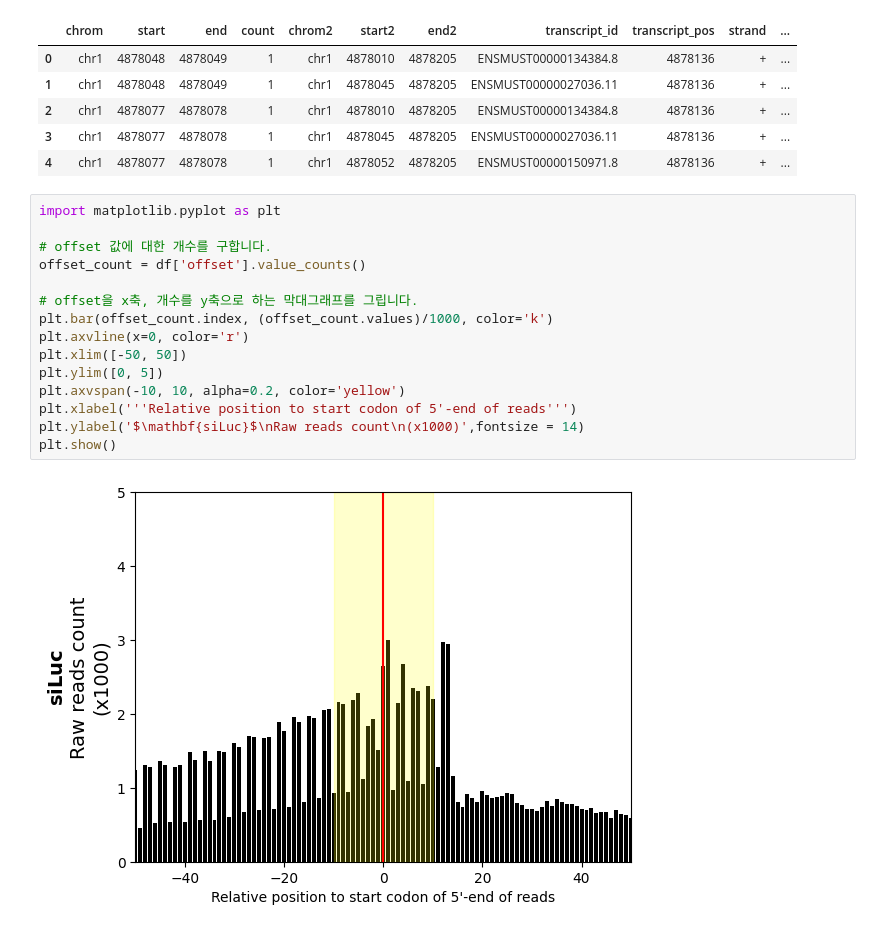
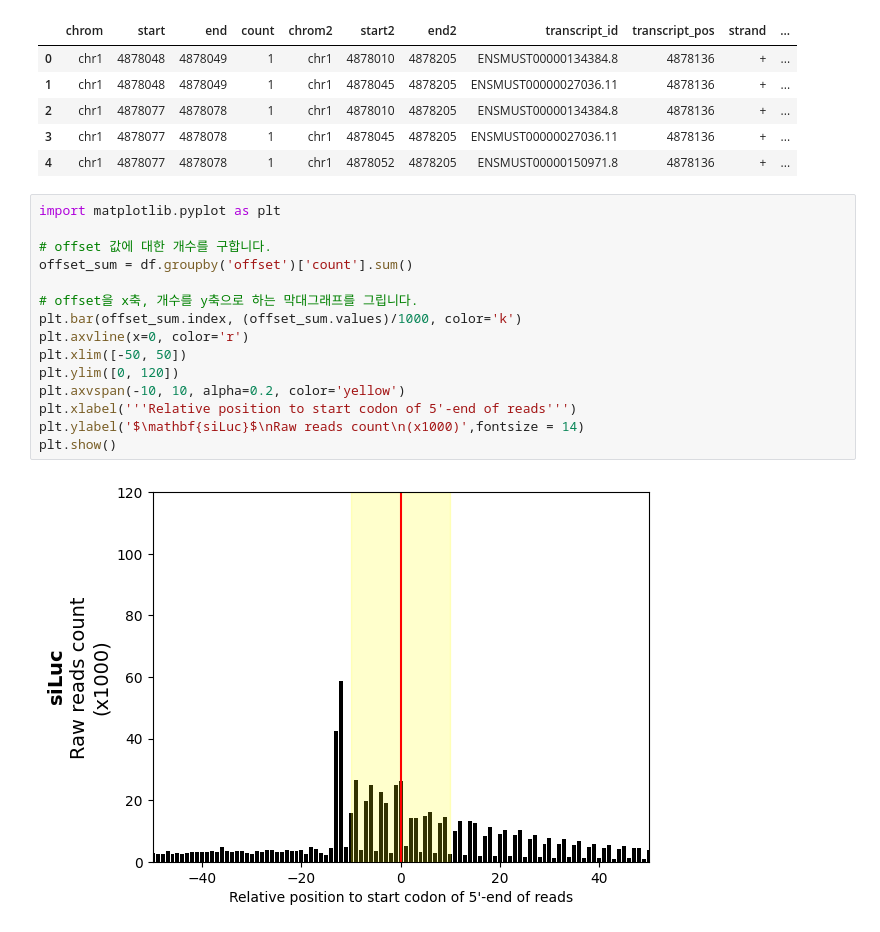
Before and after one commit to Kumahgshin/BioInfo1_Project, a Jupyter notebook: CoLab_TermProj_2023_2.ipynb, the cells around one changed output. Drawn from its saved outputs; the diff is of its cells as text.

```diff
--- a/CoLab_TermProj_2023_2.ipynb
+++ b/CoLab_TermProj_2023_2.ipynb
@@ -304,17 +369,17 @@ df.head()
 # %%
 import matplotlib.pyplot as plt
 
 # offset 값에 대한 개수를 구합니다.
-offset_count = df['offset'].value_counts()
+offset_sum = df.groupby('offset')['count'].sum()
 
 # offset을 x축, 개수를 y축으로 하는 막대그래프를 그립니다.
-plt.bar(offset_count.index, (offset_count.values)/1000, color='k')
+plt.bar(offset_sum.index, (offset_sum.values)/1000, color='k')
 plt.axvline(x=0, color='r')
 plt.xlim([-50, 50])
-plt.ylim([0, 5])
+plt.ylim([0, 120])
 plt.axvspan(-10, 10, alpha=0.2, color='yellow')
 plt.xlabel('''Relative position to start codon of 5'-end of reads''')
 plt.ylabel('$\mathbf{siLuc}$\nRaw reads count\n(x1000)',fontsize = 14)
 plt.show()
 # %% [output]
-[figure, old version]
+[figure, new version]
```
Also changed, not shown: parts of 12 cells of this notebook.
